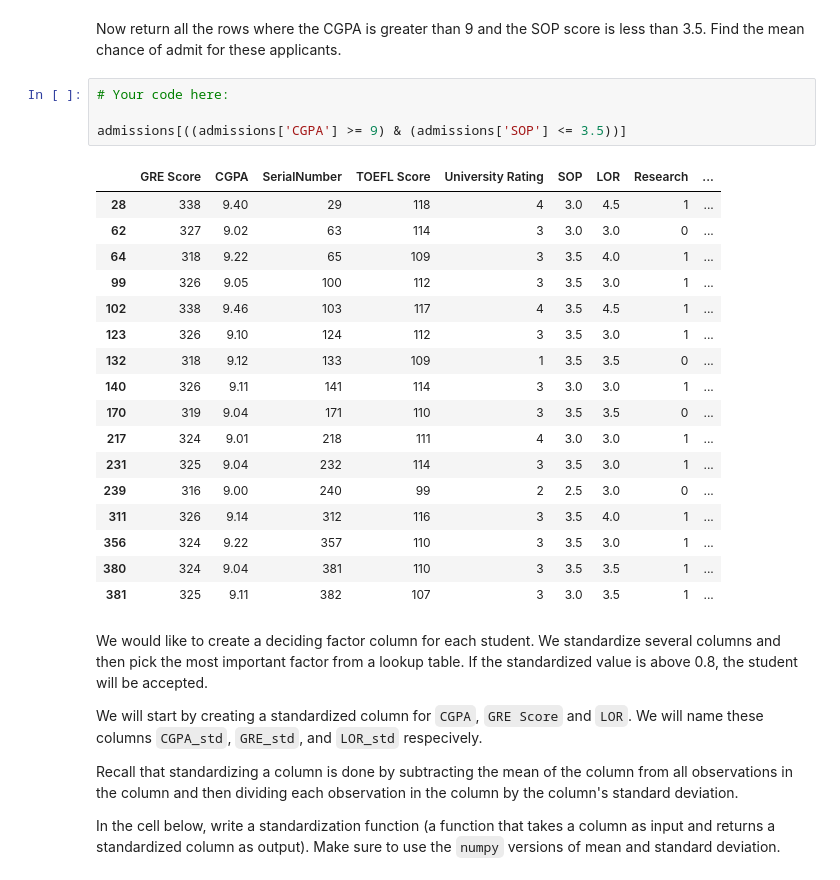
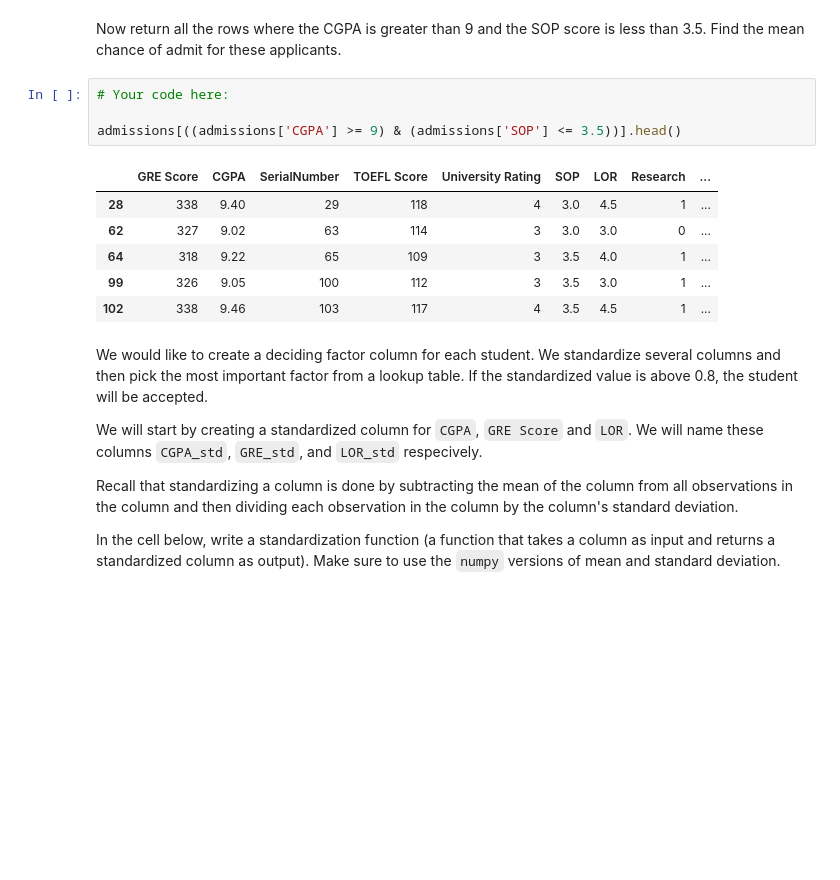
Before and after one commit to Laura-Foulon/data-labs, a Jupyter notebook: module-2/lab-advanced-pandas/your-code/main.ipynb, the cells around one changed output. Cells and saved outputs as stored; diff of their text form; blank space fills up the shorter version.

```diff
--- a/module-2/lab-advanced-pandas/your-code/main.ipynb
+++ b/module-2/lab-advanced-pandas/your-code/main.ipynb
@@ -156,25 +144,14 @@ Now return all the rows where the CGPA is greater than 9 and the SOP score is le
 # %%
 # Your code here:
 
-admissions[((admissions['CGPA'] >= 9) & (admissions['SOP'] <= 3.5))]
+admissions[((admissions['CGPA'] >= 9) & (admissions['SOP'] <= 3.5))].head()
 # %% [output]
 |  | GRE Score | CGPA | SerialNumber | TOEFL Score | University Rating | SOP | LOR | Research | ... |
 | 28 | 338 | 9.40 | 29 | 118 | 4 | 3.0 | 4.5 | 1 | ... |
 | 62 | 327 | 9.02 | 63 | 114 | 3 | 3.0 | 3.0 | 0 | ... |
 | 64 | 318 | 9.22 | 65 | 109 | 3 | 3.5 | 4.0 | 1 | ... |
 | 99 | 326 | 9.05 | 100 | 112 | 3 | 3.5 | 3.0 | 1 | ... |
 | 102 | 338 | 9.46 | 103 | 117 | 4 | 3.5 | 4.5 | 1 | ... |
-| 123 | 326 | 9.10 | 124 | 112 | 3 | 3.5 | 3.0 | 1 | ... |
-| 132 | 318 | 9.12 | 133 | 109 | 1 | 3.5 | 3.5 | 0 | ... |
-| 140 | 326 | 9.11 | 141 | 114 | 3 | 3.0 | 3.0 | 1 | ... |
-| 170 | 319 | 9.04 | 171 | 110 | 3 | 3.5 | 3.5 | 0 | ... |
-| 217 | 324 | 9.01 | 218 | 111 | 4 | 3.0 | 3.0 | 1 | ... |
-| 231 | 325 | 9.04 | 232 | 114 | 3 | 3.5 | 3.0 | 1 | ... |
-| 239 | 316 | 9.00 | 240 | 99 | 2 | 2.5 | 3.0 | 0 | ... |
-| 311 | 326 | 9.14 | 312 | 116 | 3 | 3.5 | 4.0 | 1 | ... |
-| 356 | 324 | 9.22 | 357 | 110 | 3 | 3.5 | 3.0 | 1 | ... |
-| 380 | 324 | 9.04 | 381 | 110 | 3 | 3.5 | 3.5 | 1 | ... |
-| 381 | 325 | 9.11 | 382 | 107 | 3 | 3.0 | 3.5 | 1 | ... |
 # %% [markdown]
 We would like to create a deciding factor column for each student. We standardize several columns and then pick the most important factor from a lookup table. If the standardized value is above 0.8, the student will be accepted.
 
```
Also changed, not shown: parts of 13 cells of this notebook, 4 other files.
